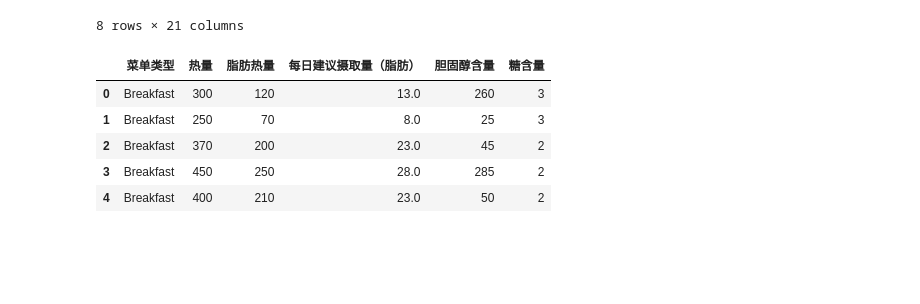
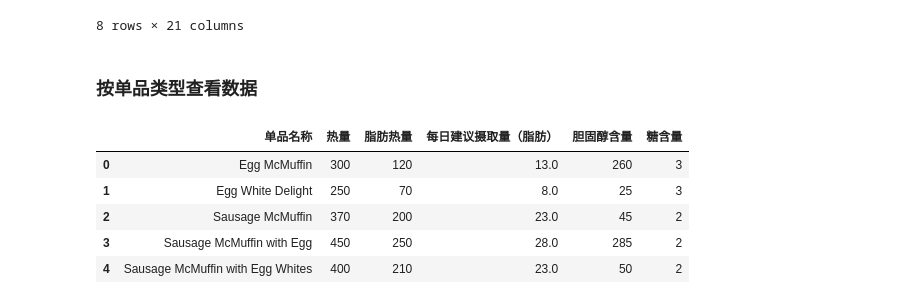
Before and after one commit to purple11261126/pandas, a Jupyter notebook: 麦当劳菜单营养成分分析.ipynb, the cells around one changed output. Saved outputs shown, nothing was run; the diff lists cells and outputs as text; code cells hidden in the pictures; blank space fills up the shorter version.

```diff
--- a/麦当劳菜单营养成分分析.ipynb
+++ b/麦当劳菜单营养成分分析.ipynb
@@ -83,17 +83,19 @@ data.describe()
 | 75% | 500.000000 | 200.000000 | 22.250000 | 35.000000 | 10.000000 | 48.000000 | 0.000000 | 65.000000 | ... |
 | max | 1880.000000 | 1060.000000 | 118.000000 | 182.000000 | 20.000000 | 102.000000 | 2.500000 | 575.000000 | ... |
 8 rows × 21 columns
+# %% [markdown]
+### 按单品类型查看数据
 # %%
 # 需要统计的列
-used_cols = ['菜单类型', '热量', '脂肪热量', '每日建议摄取量（脂肪）', '胆固醇含量', '糖含量']
-data = data[used_cols]
-data.head()
+used_cols = ['单品名称', '热量', '脂肪热量', '每日建议摄取量（脂肪）', '胆固醇含量', '糖含量']
+data_used = data[used_cols]
+data_used.head()
 # %% [output]
-|  | 菜单类型 | 热量 | 脂肪热量 | 每日建议摄取量（脂肪） | 胆固醇含量 | 糖含量 |
-| 0 | Breakfast | 300 | 120 | 13.0 | 260 | 3 |
-| 1 | Breakfast | 250 | 70 | 8.0 | 25 | 3 |
-| 2 | Breakfast | 370 | 200 | 23.0 | 45 | 2 |
-| 3 | Breakfast | 450 | 250 | 28.0 | 285 | 2 |
-| 4 | Breakfast | 400 | 210 | 23.0 | 50 | 2 |
+|  | 单品名称 | 热量 | 脂肪热量 | 每日建议摄取量（脂肪） | 胆固醇含量 | 糖含量 |
+| 0 | Egg McMuffin | 300 | 120 | 13.0 | 260 | 3 |
+| 1 | Egg White Delight | 250 | 70 | 8.0 | 25 | 3 |
+| 2 | Sausage McMuffin | 370 | 200 | 23.0 | 45 | 2 |
+| 3 | Sausage McMuffin with Egg | 450 | 250 | 28.0 | 285 | 2 |
+| 4 | Sausage McMuffin with Egg Whites | 400 | 210 | 23.0 | 50 | 2 |
 # %%
 # 查看有哪些菜单类型
```
Also changed, not shown: parts of 20 cells of this notebook.
